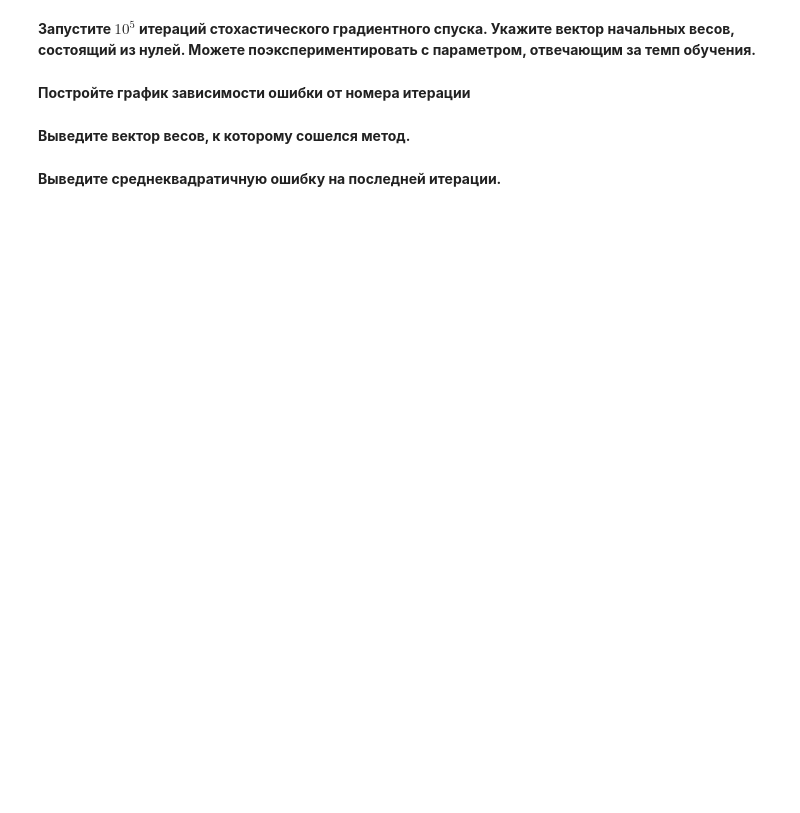
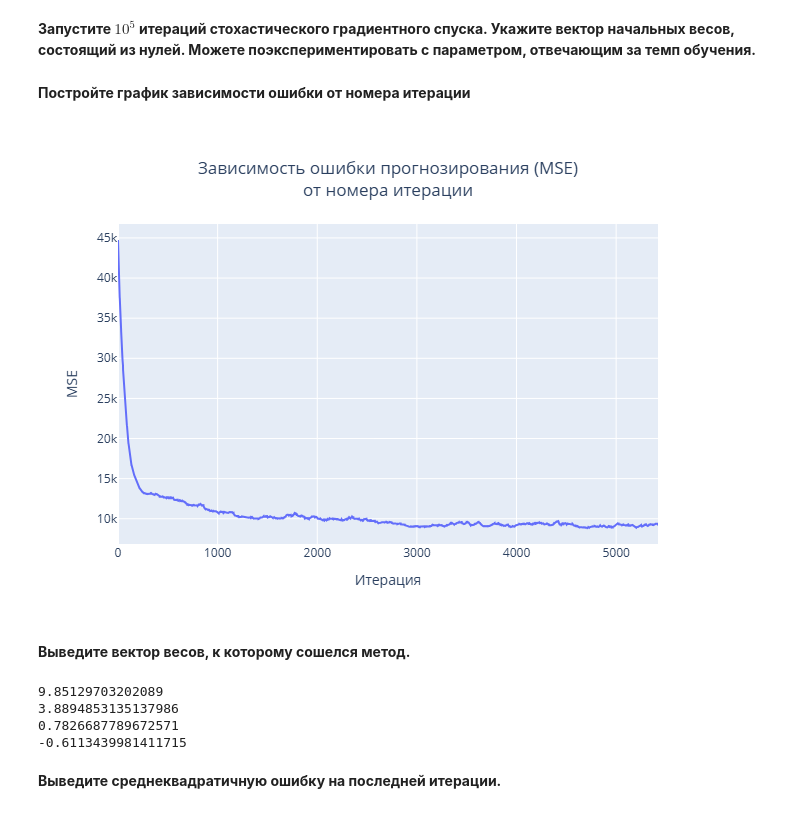
Before and after one commit to al-ogr/sf_data_science_hw, a Jupyter notebook: HW-10/HW-10.ipynb, the cells around one changed output. Cells and saved outputs as stored; diff of their text form; code cells hidden in the pictures; blank space fills up the shorter version.

```diff
--- a/HW-10/HW-10.ipynb
+++ b/HW-10/HW-10.ipynb
@@ -173,3 +208,10 @@ X = np.hstack([np.ones(X.shape[0]).reshape(-1, 1), X])
+# %%
+def lin_pred(X, w):
+    '''Функция получения вектора прогнозов модели линейной регрессии
+       X : ndarray - Матрица признаков.
+       w : ndarray - Вектор коэффициентов модели.
+       Возвращает : ndarray - Вектор спрогнозированных значений'''
+    return X@w
 # %% [markdown]
 **Создайте функцию *stoch_grad_step* для реализации шага стохастического градиентного спуска.
 Функция должна принимать на вход следующие аргументы:**
@@ -193,3 +233,24 @@ $$\Large w_j \leftarrow w_j - \frac{2\eta}{\ell} \sum_{i=1}^\ell{{x_{ij}((w_0 +
+# %%
+def stoch_grad_step(X, y, w, train_ind, eta):
+    '''Функция вычисления шага стохастического градиентного спуска
+       X : ndarray - Матрица признаков
+       y : ndarray - Вектор целевых значений.
+       w : ndarray - Текущий вектор коэффициентов модели.
+       train_ind : int - Индекс строки в X и y, которая
+       используется в текущем стохастическом обновлении.
+       eta : float - Темп обучения.
+       Возвращает
+       w_new : ndarray - Обновлённый вектор коэффициентов'''
+    xi = X[train_ind]
+    yi = y[train_ind]
+    # Предсказанное значение
+    y_pred = lin_pred(xi, w)
+    # Ошибка предсказания
+    error = y_pred - yi
+    direction = (2 * eta) * xi * error
+    # Обновление весов
+    w_new = w - direction
+    return w_new
 # %% [markdown]
 **Создайте функцию *stochastic_gradient_descent*, для реализации стохастического градиентного спуска**
 
@@ -221,2 +317,21 @@ $$\Large w_j \leftarrow w_j - \frac{2\eta}{\ell} \sum_{i=1}^\ell{{x_{ij}((w_0 +
+# %%
+# Инициализация вектора начальных весов нулями
+w = np.zeros(4)
+# Получение результатов стохастического градиентного спуска
+sgd_result = stochastic_gradient_descent(X, y, w, eta=0.001, max_iters=100000, eps_stop=1e-6, random_state=42)
+
+# График зависимости ошибки от номера итерации
+import plotly.graph_objects as go
+fig = go.Figure()
+fig.add_trace(go.Scatter(y=sgd_result[1],
+                         name='MSE'))
+fig.update_layout(autosize = False, width = 1000, height = 620, # Размер полотна
+                             title_text=f'Зависимость ошибки прогнозирования (MSE)<br>от номера итерации',
+                             title_x=0.5,
+                             xaxis_title='Итерация',
+                             yaxis_title='MSE')
+fig.show('png')
+# %% [output]
+[figure, added]
 # %% [markdown]
 **Выведите вектор весов, к которому сошелся метод.**
@@ -225,2 +338,9 @@ $$\Large w_j \leftarrow w_j - \frac{2\eta}{\ell} \sum_{i=1}^\ell{{x_{ij}((w_0 +
+# %%
+print(*sgd_result[0], sep='\n')
+# %% [output]
+9.85129703202089
+3.8894853135137986
+0.7826687789672571
+-0.6113439981411715
 # %% [markdown]
 **Выведите среднеквадратичную ошибку на последней итерации.**
```
Also changed, not shown: parts of 20 cells of this notebook, 1 other file.
